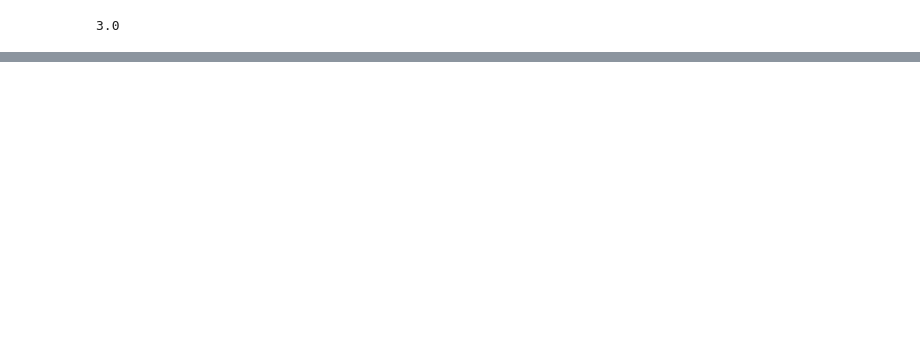
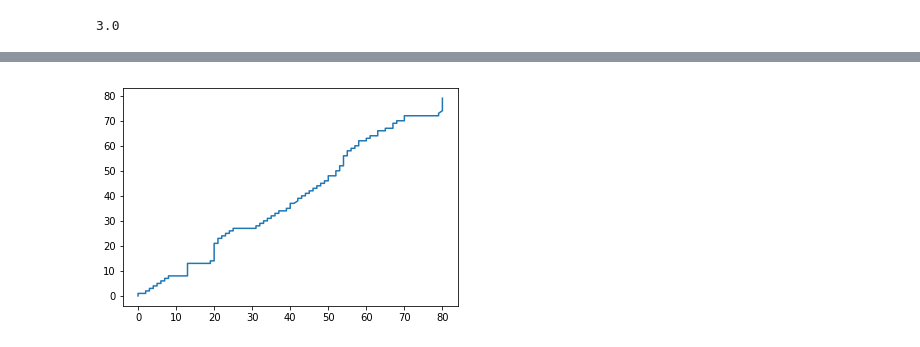
Before and after one commit to kline379/5525Lab3, a Jupyter notebook: Lab3.ipynb, the cells around one changed output, grey strips where cells are left out. Cells and saved outputs as stored; diff of their text form; code cells hidden in the pictures; blank space fills up the shorter version.

```diff
--- a/Lab3.ipynb
+++ b/Lab3.ipynb
@@ -112,0 +170,51 @@ dynamTimeWarp(mfccs, mfccs)
+# %%
+# Extension 2
+def dynamTimeWarpPlot(x, y):
+    x_cords = []
+    y_cords = []
+    # Convert scalar inputs to vectors
+    if not type(x) is list:
+        x = x.tolist()
+    if not type(y) is list:
+        y = y.tolist()
+    # Initialize path matrix
+    DTW = np.zeros([len(x), len(y)])
+    # Calculate paths
+    for i in range(len(x)):
+        for j in range(len(y)):
+            dist = eudistVec(x[i], y[j])
+            if not i and not j:
+                choices = float('inf'), float('inf'), 0
+            elif not i and j:
+                choices = float('inf'), DTW[i, j-1], float('inf')
+            elif i and not j:
+                choices = DTW[i-1, j], float('inf'), float('inf')
+            else:
+                choices = DTW[i-1, j], DTW[i, j-1], DTW[i-1, j-1]
+            DTW[i, j] = dist + min(choices)
+    i = 0
+    j = 0
+    x_cords = [0]
+    y_cords = [0]
+    while i != len(x)-1 or j != len(y)-1:
+        if i == len(x)-1:
+            j = j+1
+        elif  j == len(y)-1:
+            i = i+1
+        else:
+            choices = DTW[i+1, j+1], DTW[i+1, j], DTW[i, j+1]
+            choice = np.argmin(choices)
+            if choice == 0:
+                i = i+1
+                j = j+1
+            elif choice == 1:
+                i = i+1
+            else:
+                j = j+1
+        x_cords.append(i)
+        y_cords.append(j)
+    plt.plot(x_cords, y_cords)
+
+dynamTimeWarpPlot(mfcc_dict['5'], mfcc_dict['9'])
+# %% [output]
+[figure, added]
```
Also changed, not shown: parts of 5 cells of this notebook, 22 other files.
